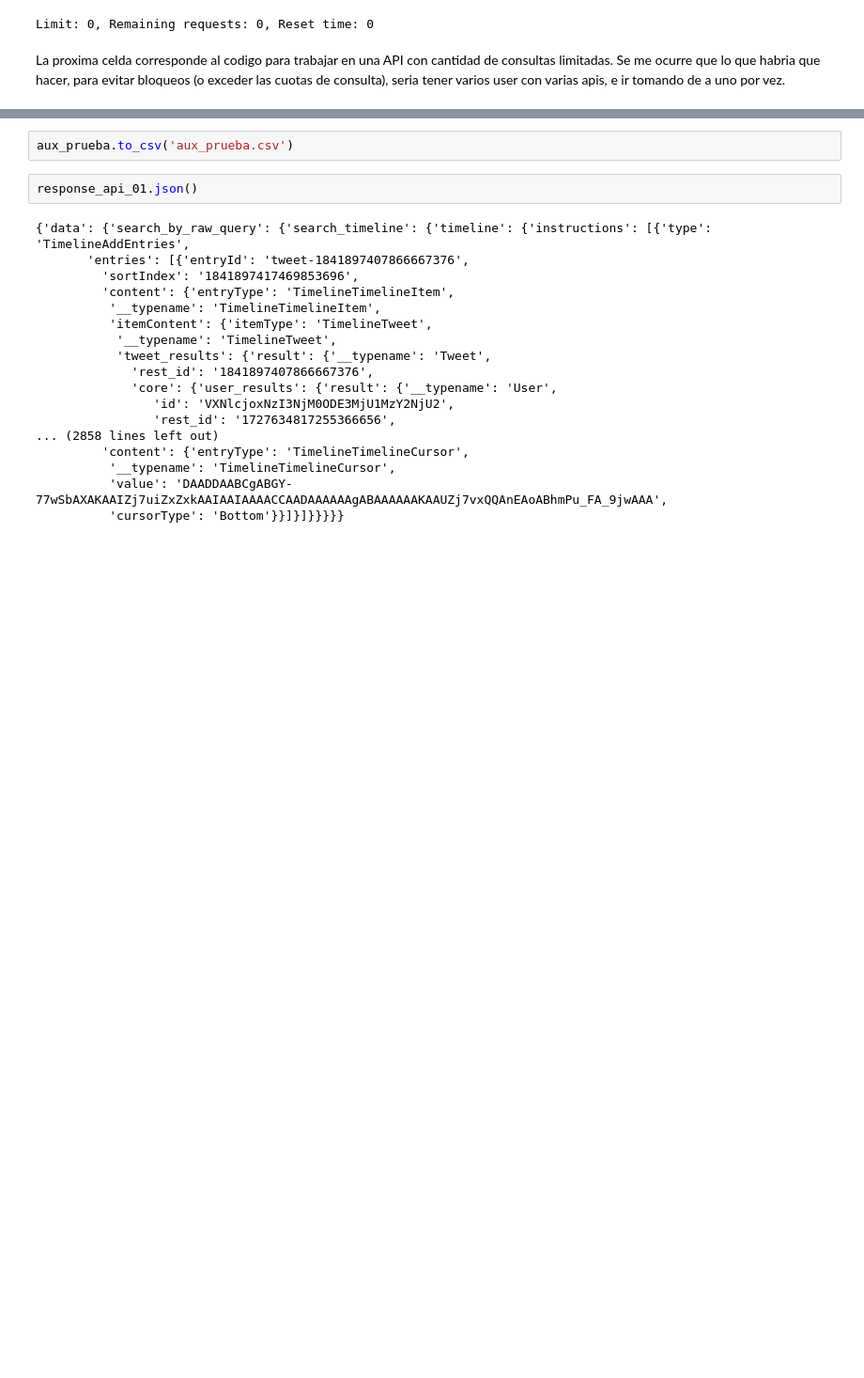
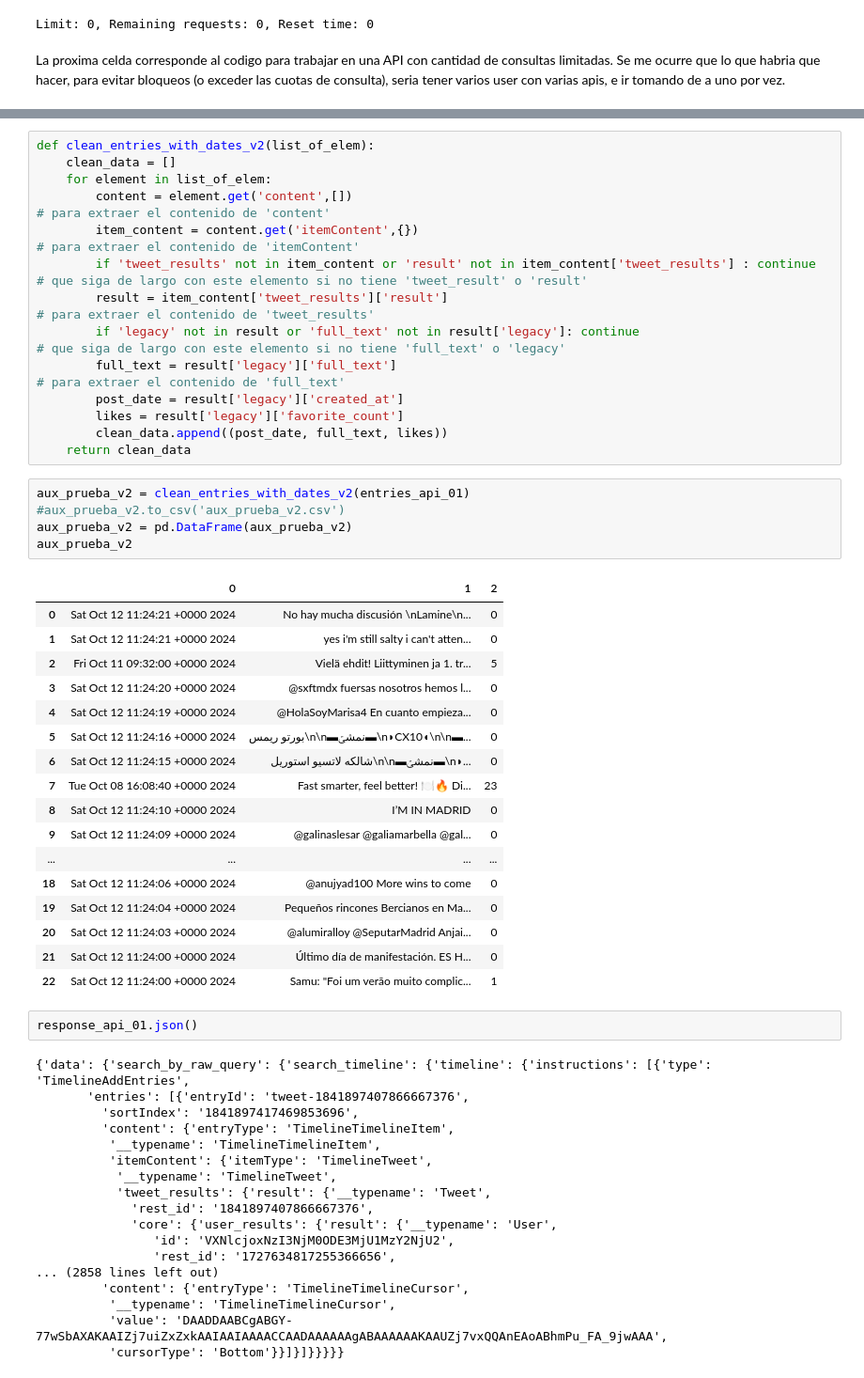
Before and after one commit to 4GeeksAcademy/Final-Project---Luis-Augustin-Ale, a Jupyter notebook: utils/apiconections.ipynb, the cells around one changed output, grey strips where cells are left out. Shown: that part at 94% size. Saved outputs shown, nothing was run; the diff lists cells and outputs as text; blank space fills up the shorter version.

```diff
--- a/utils/apiconections.ipynb
+++ b/utils/apiconections.ipynb
@@ -73,5 +73,40 @@ aux_prueba																						# Resultado final
-# %%
-aux_prueba.to_csv('aux_prueba.csv')
+# %%
+def clean_entries_with_dates_v2(list_of_elem):
+    clean_data = []
+    for element in list_of_elem:
+        content = element.get('content',[])                                                                             # para extraer el contenido de 'content'
+        item_content = content.get('itemContent',{})                                                                    # para extraer el contenido de 'itemContent'
+        if 'tweet_results' not in item_content or 'result' not in item_content['tweet_results'] : continue              # que siga de largo con este elemento si no tiene 'tweet_result' o 'result'
+        result = item_content['tweet_results']['result']                                                                # para extraer el contenido de 'tweet_results'
+        if 'legacy' not in result or 'full_text' not in result['legacy']: continue                                      # que siga de largo con este elemento si no tiene 'full_text' o 'legacy'
+        full_text = result['legacy']['full_text']                                                                       # para extraer el contenido de 'full_text'
+        post_date = result['legacy']['created_at']
+        likes = result['legacy']['favorite_count']
+        clean_data.append((post_date, full_text, likes))
+    return clean_data
+# %%
+aux_prueba_v2 = clean_entries_with_dates_v2(entries_api_01)
+#aux_prueba_v2.to_csv('aux_prueba_v2.csv')
+aux_prueba_v2 = pd.DataFrame(aux_prueba_v2)
+aux_prueba_v2
+# %% [output]
+|  | 0 | 1 | 2 |
+| 0 | Sat Oct 12 11:24:21 +0000 2024 | No hay mucha discusión \nLamine\n... | 0 |
+| 1 | Sat Oct 12 11:24:21 +0000 2024 | yes i'm still salty i can't atten... | 0 |
+| 2 | Fri Oct 11 09:32:00 +0000 2024 | Vielä ehdit! Liittyminen ja 1. tr... | 5 |
+| 3 | Sat Oct 12 11:24:20 +0000 2024 | @sxftmdx fuersas nosotros hemos l... | 0 |
+| 4 | Sat Oct 12 11:24:19 +0000 2024 | @HolaSoyMarisa4 En cuanto empieza... | 0 |
+| 5 | Sat Oct 12 11:24:16 +0000 2024 | بورتو ريمس\n\n▬نمشؾ▬\n◗CX10◖\n\n▬... | 0 |
+| 6 | Sat Oct 12 11:24:15 +0000 2024 | شالكه لاتسيو استوريل\n\n▬نمشؾ▬\n◗... | 0 |
+| 7 | Tue Oct 08 16:08:40 +0000 2024 | Fast smarter, feel better! 🍽️🔥 Di... | 23 |
+| 8 | Sat Oct 12 11:24:10 +0000 2024 | I’M IN MADRID | 0 |
+| 9 | Sat Oct 12 11:24:09 +0000 2024 | @galinaslesar @galiamarbella @gal... | 0 |
+| ... | ... | ... | ... |
+| 18 | Sat Oct 12 11:24:06 +0000 2024 | @anujyad100 More wins to come | 0 |
+| 19 | Sat Oct 12 11:24:04 +0000 2024 | Pequeños rincones Bercianos en Ma... | 0 |
+| 20 | Sat Oct 12 11:24:03 +0000 2024 | @alumiralloy @SeputarMadrid Anjai... | 0 |
+| 21 | Sat Oct 12 11:24:00 +0000 2024 | Último día de manifestación. ES H... | 0 |
+| 22 | Sat Oct 12 11:24:00 +0000 2024 | Samu: "Foi um verão muito complic... | 1 |
 # %%
 response_api_01.json()
 # %% [output]
```
Also changed, not shown: parts of 1 cell of this notebook, 4 other files.
